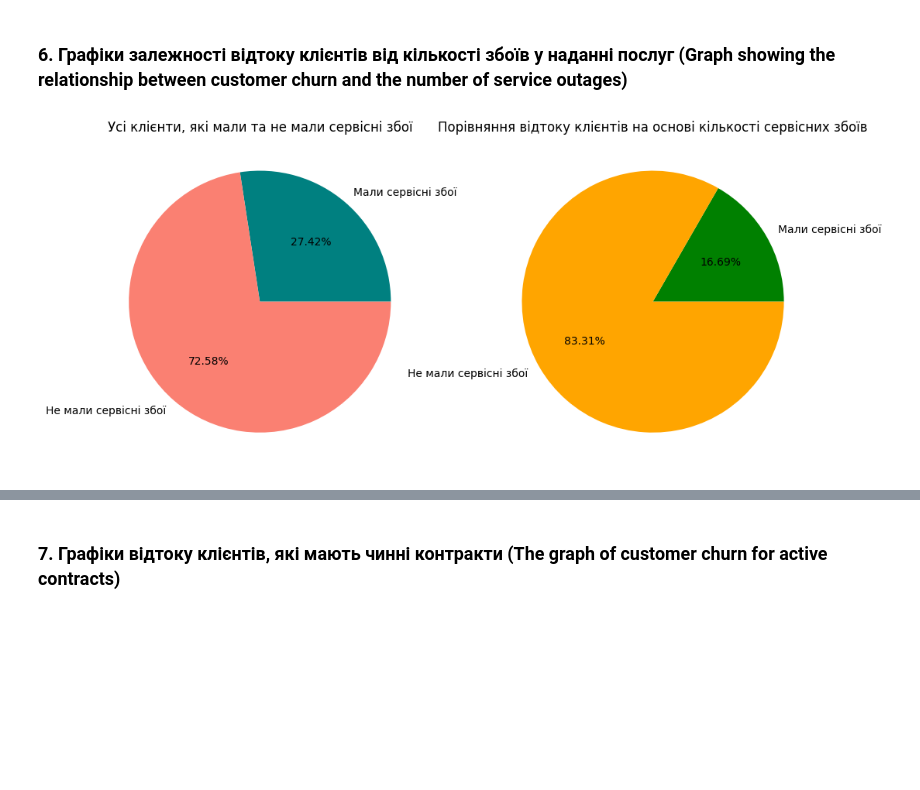
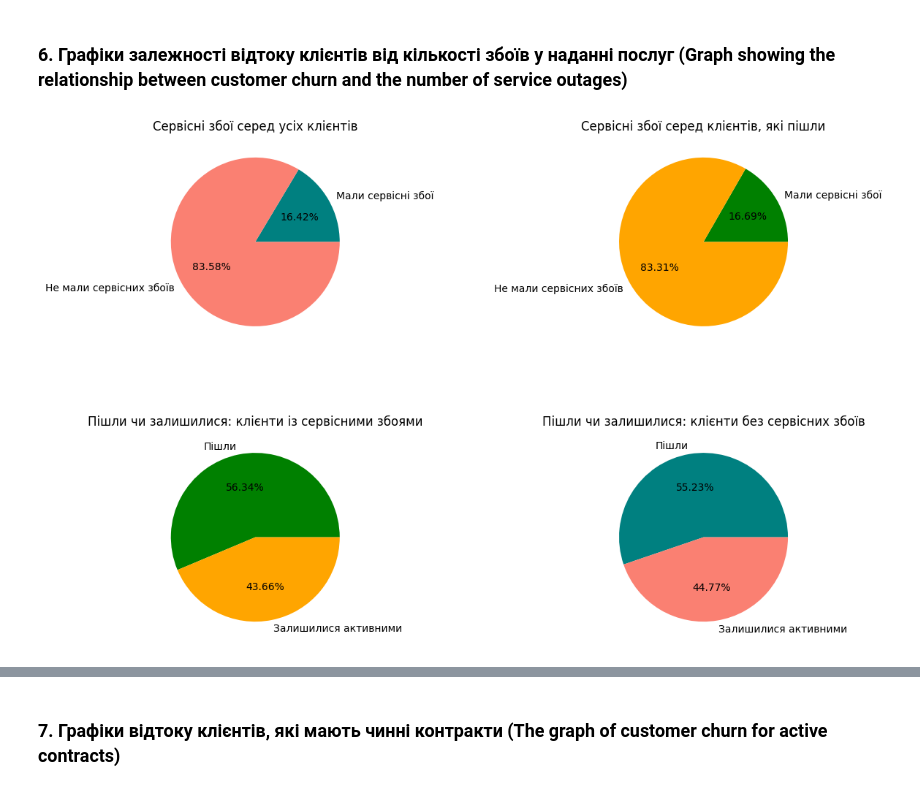
Before and after one commit to MaksimDar/telecom-churn-prediction, a Jupyter notebook: notebooks/01_eda.ipynb, the cells around one changed output, grey strips where cells are left out. Saved outputs shown, nothing was run; the diff lists cells and outputs as text; code cells hidden in the pictures; blank space fills up the shorter version.

```diff
--- a/notebooks/01_eda.ipynb
+++ b/notebooks/01_eda.ipynb
@@ -547,15 +591,41 @@ This chart shows the mean subscription_age for each bill_avg value, limited to t
 # %% [markdown]
 ### 6. Графіки залежності відтоку клієнтів від кількості збоїв у наданні послуг (Graph showing the relationship between customer churn and the number of service outages)
 # %%
-column_service_failure = 'service_failure_count'
+### service_failure = sv
+'''Українська версія:
+    Будує чотири графіки для заданої ознаки (`request_column`):
 
-labels_all = ['Мали сервісні збої','Не мали сервісні збої']
+    1. Використання ознаки серед УСІХ клієнтів. Показує, який відсоток усіх клієнтів мав ненульове значення
+       заданої ознаки, а який — не мав.
 
-title_service_all = 'Усі клієнти, які мали та не мали сервісні збої'
-title_service_churns = 'Порівняння відтоку клієнтів на основі кількості сервісних збоїв'
-result = show_all_churn_piecharts(column_service_failure,labels_all,title_service_all,title_service_churns)
-result
+    2. Використання ознаки серед КЛІЄНТІВ, ЯКІ ПІШЛИ. Показує, який відсоток клієнтів, що пішли, мав ненульове значення
+       заданої ознаки, а який — не мав. Тобто графік показує структуру групи клієнтів, які пішли.
+       Він НЕ показує, що ця ознака була причиною відтоку.
+
+    3. Рівень відтоку серед клієнтів, ЯКІ МАЛИ ознаку. Показує, який відсоток клієнтів із ненульовим значенням
+       заданої ознаки пішов, а який залишився активним.
+
+    4. Рівень відтоку серед клієнтів, ЯКІ НЕ МАЛИ ознаки. Показує, який відсоток клієнтів із нульовим значенням
+       заданої ознаки пішов, а який залишився активним.
+'''
+feature_column_sv = 'service_failure_count'
+
+feature_presence_labels_sv = ['Мали сервісні збої','Не мали сервісних збоїв']
+
+customer_status_labels_sv = ['Пішли','Залишилися активними']
+
+title_all_customers_sv = 'Сервісні збої серед усіх клієнтів'
+title_churned_customers_sv = 'Сервісні збої серед клієнтів, які пішли'
+
+title_churn_rate_with_feature_sv = 'Пішли чи залишилися: клієнти із сервісними збоями'
+title_churn_rate_without_feature_sv = 'Пішли чи залишилися: клієнти без сервісних збоїв'
+
+
+result_sv = show_all_churn_piecharts(df_copy,feature_column_sv,feature_presence_labels_sv,
+                                     customer_status_labels_sv ,title_all_customers_sv,title_churned_customers_sv,
+                                     title_churn_rate_with_feature_sv,title_churn_rate_without_feature_sv)
+result_sv
 # %% [output]
-[figure, old version]
+[figure, new version]
 # %% [markdown]
 **Українська версія:**
```
Also changed, not shown: parts of 35 cells of this notebook.
